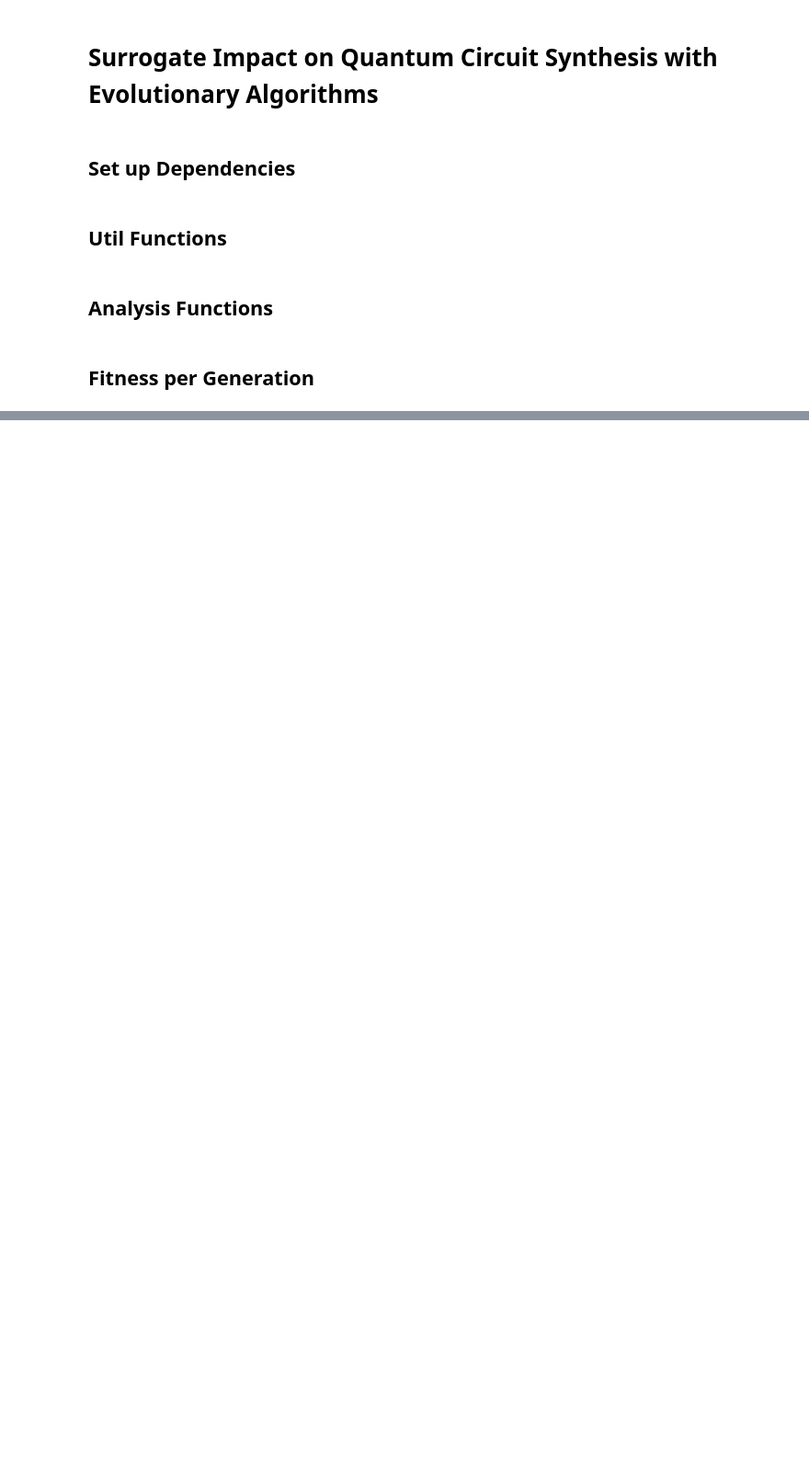
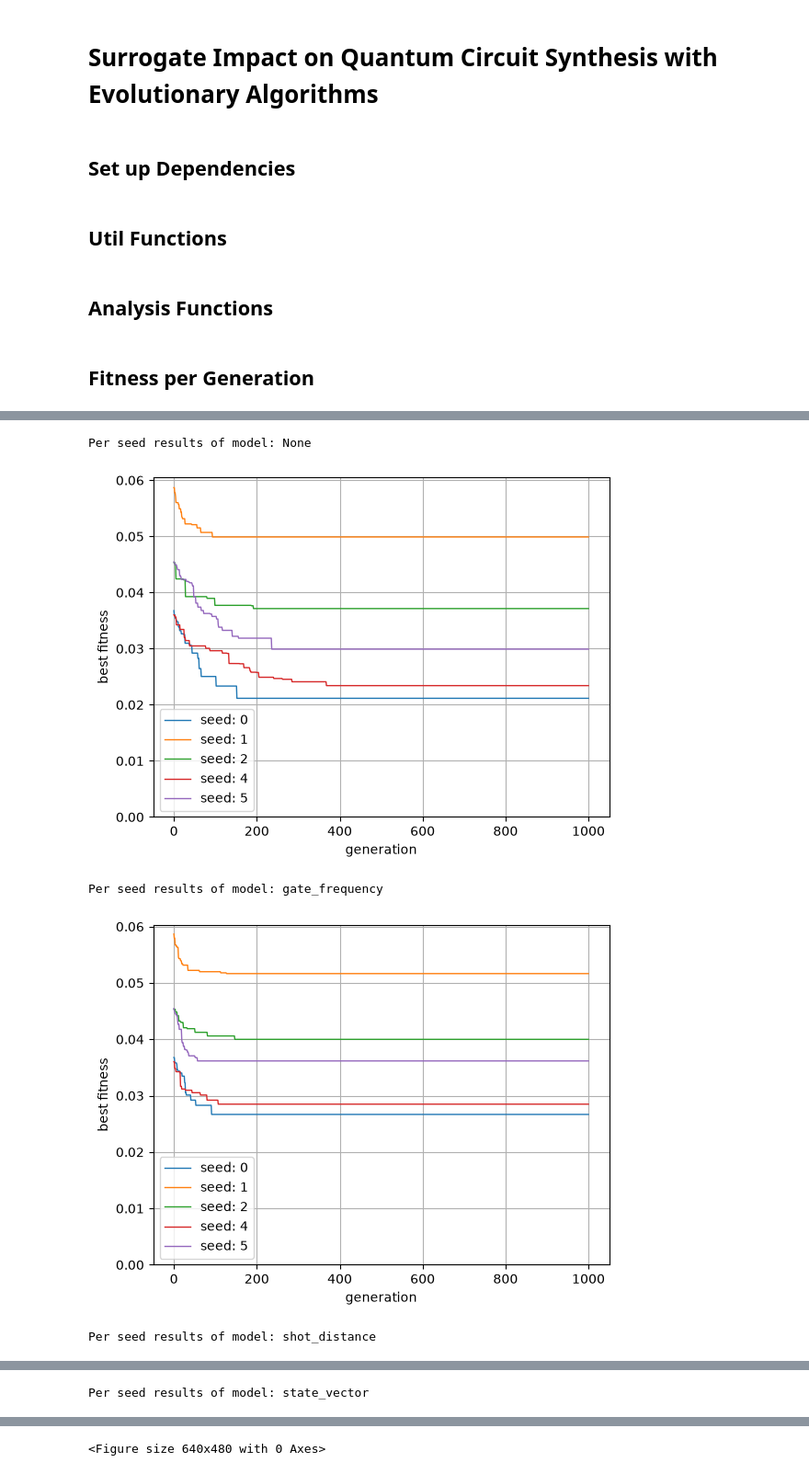
Before and after one commit to westoun/surrogate-assisted-qcs, a Jupyter notebook: evaluation/surrogate_assisted_qcs/analysis.ipynb, the cells around one changed output, grey strips where cells are left out. Shown at 92% size. Saved outputs shown, nothing was run; the diff lists cells and outputs as text; code cells hidden in the pictures; blank space fills up the shorter version.

Commit message:
Add per-seed results

```diff
--- a/evaluation/surrogate_assisted_qcs/analysis.ipynb
+++ b/evaluation/surrogate_assisted_qcs/analysis.ipynb
@@ -392,6 +392,31 @@ def plot_fitness_per_generation(experiments: List[Experiment], labels: List[str]
 
     plt.show()
     plt.clf()
+# %%
+def plot_fitness_per_seed(experiment: Experiment, target_path: str = None, anchor_yaxis: bool = True) -> None:
+    ax = plt.subplot()
+
+    seed_df_tuples = list(zip(experiment.seeds, experiment.data_per_seed))
+    seed_df_tuples.sort(key=lambda item: item[0])
+
+    for seed, df in seed_df_tuples:
+        ax.plot(df["generation"], df["fitness_best"], label=f"seed: {seed}", linewidth=1)
+
+    if anchor_yaxis:
+        ax.set_ylim(0)
+
+    ax.set_xlabel("generation")
+
+    ax.set_ylabel("best fitness")
+
+    plt.grid()
+    plt.legend()
+
+    if target_path is not None:
+        plt.savefig(target_path, bbox_inches='tight')
+
+    plt.show()
+    plt.clf()
 # %%
 def plot_duration_per_generation(experiments: List[Experiment], labels: List[str], target_path: str = None, plot_std: bool = True, anchor_yaxis: bool = True) -> None:
     ax = plt.subplot()
@@ -702,3 +727,13 @@ Time distribution for 'model: gate_frequency':
 Max memory per generation
 [figure]
 <Figure size 640x480 with 0 Axes>
+# %%
+for experiment, label in zip(rel_experiments, labels):
+    print(f"\nPer seed results of {label}")
+    plot_fitness_per_seed(experiment=experiment)
+# %% [output]
+Per seed results of model: None
+[figure, added]
+Per seed results of model: gate_frequency
+[figure, added]
+Per seed results of model: shot_distance
@@ -704,0 +741 @@ Max memory per generation
+Per seed results of model: state_vector
@@ -704,0 +743 @@ Max memory per generation
+<Figure size 640x480 with 0 Axes>
```
Also changed, not shown: parts of 3 cells of this notebook.
